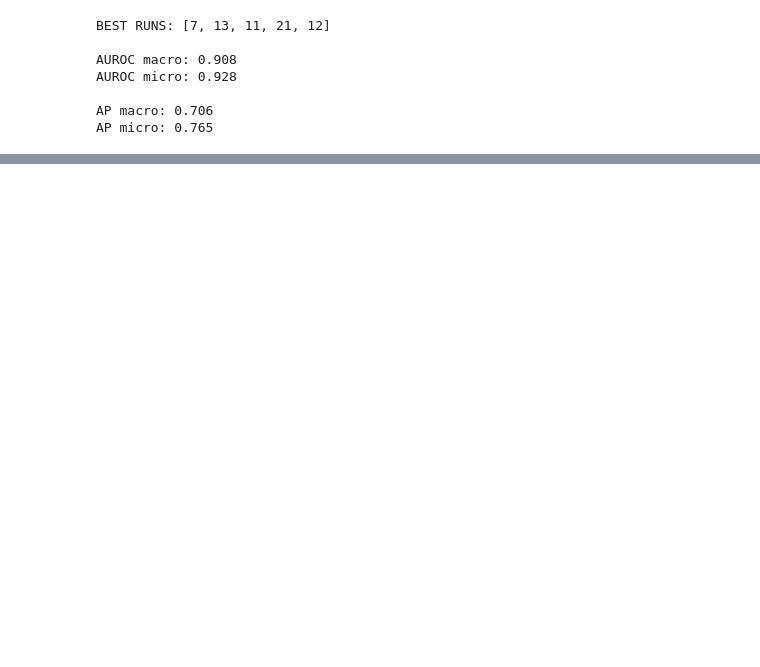
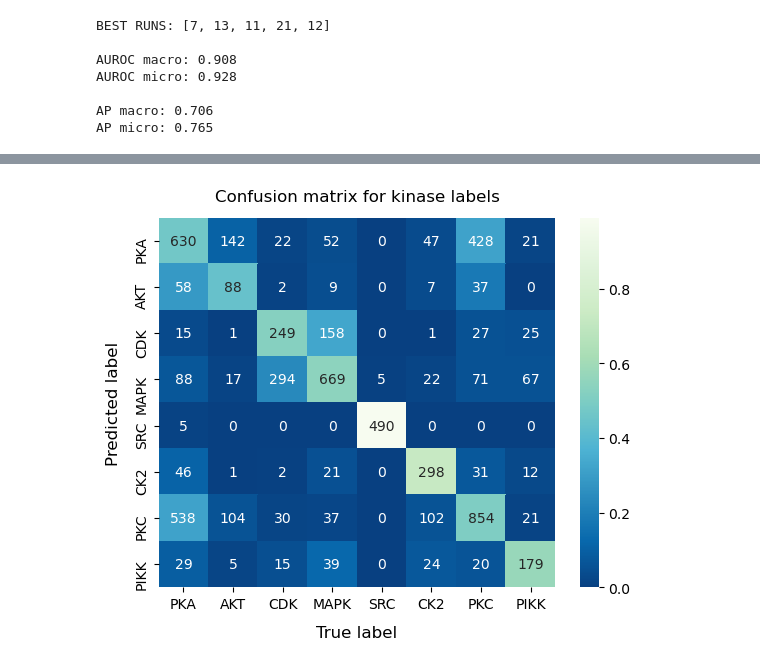
Before and after one commit to katfish666/EMBER_revised, a Jupyter notebook: 05-multiclassifier.ipynb, the cells around one changed output, grey strips where cells are left out. Drawn from its saved outputs; the diff is of its cells as text; code cells hidden in the pictures; blank space fills up the shorter version.

```diff
--- a/05-multiclassifier.ipynb
+++ b/05-multiclassifier.ipynb
@@ -768,0 +780,37 @@ allDone()
+# %%
+confusion = np.zeros((len(fams), len(fams)),dtype=float)
+
+for i,score in enumerate(y_score):
+    pred = np.where(score > 0.5000)[0]
+    if len(pred)<1:
+        pred = [np.argmax(score)]
+    true = np.where(y_test[i]==1)[0]
+    for p_idx in pred:
+        for t_idx in true:
+            confusion[p_idx][t_idx] += 1
+
+labs = confusion.copy()
+
+for i in range(len(fams)):
+    confusion[i] = confusion[i] / confusion[i].sum()
+for i in range(len(fams)):
+    for j in range(len(fams)):
+        if math.isnan(confusion[i][j]) or confusion[i][j]==0:
+            confusion[i][j]=0
+# %%
+import seaborn as sb
+heat_map = sb.heatmap(confusion, annot=labs, cmap="GnBu_r", fmt='1.0f',
+                      square=False, yticklabels=fams, xticklabels=fams )
+
+b, t = plt.ylim() # discover the values for bottom and top
+# b += 0.5 # Add 0.5 to the bottom
+# t -= 0.5 # Subtract 0.5 from the top
+plt.ylim(b, t) # update the ylim(bottom, top) values
+
+plt.xlabel("True label",fontsize=12, labelpad=10)
+plt.ylabel("Predicted label",fontsize=12, labelpad=10)
+plt.title("Confusion matrix for kinase labels",fontsize=12, pad=12)
+plt.savefig("FIGS_multiclass/confusion_FINAL", bbox_inches='tight')
+plt.show()
+# %% [output]
+[figure, added]
```
Also changed, not shown: parts of 12 cells of this notebook, 2 other files.
